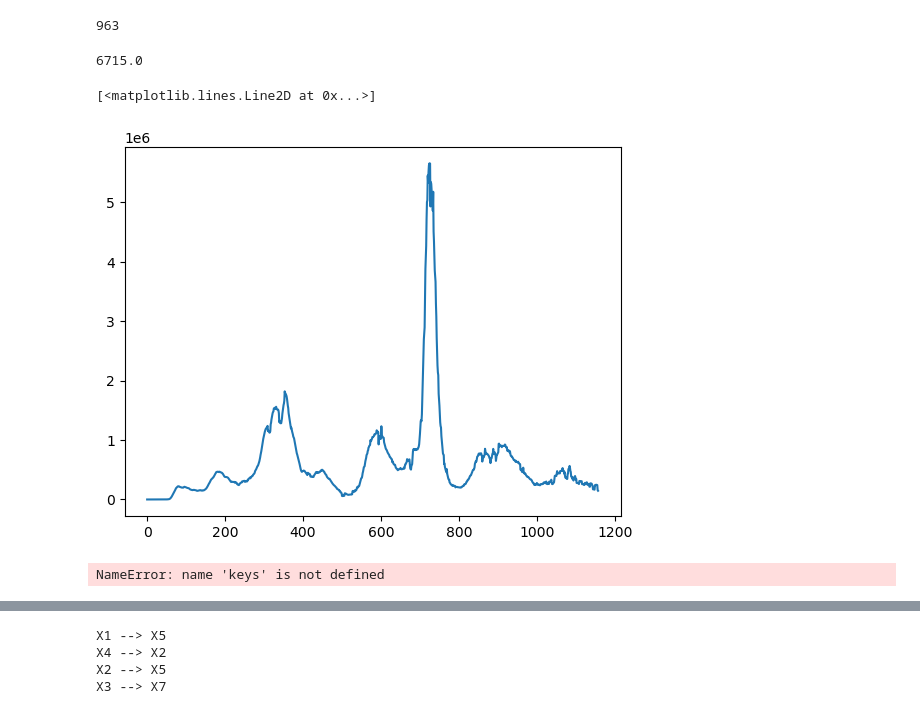
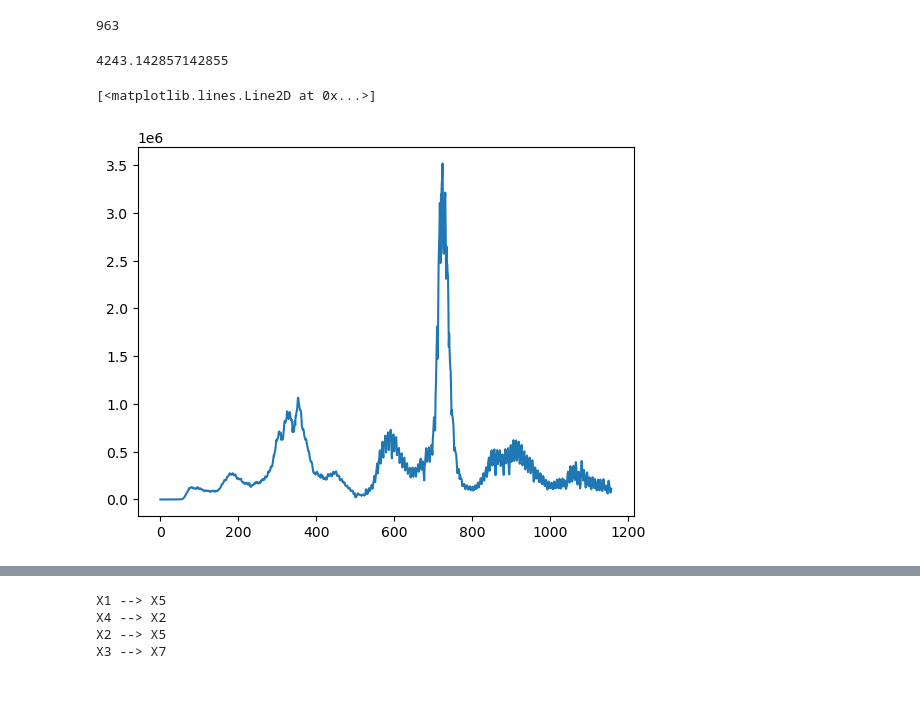
Before and after one commit to CalvinRoth/CovidEmotionsProject, a Jupyter notebook: project.ipynb, the cells around one changed output, grey strips where cells are left out. Drawn from its saved outputs; the diff is of its cells as text; code cells hidden in the pictures.

```diff
--- a/project.ipynb
+++ b/project.ipynb
@@ -27,0 +16,21 @@ covid_data = covid_data.fillna(0)
+# %%
+covid_data= pd.read_csv("data/us.csv")
+n_rows = len(covid_data)
+
+daily_case_avg = np.zeros(n_rows)
+daily_death_avg = np.zeros(n_rows)
+for i in range(n_rows):
+    case = 0
+    deaths = 0
+    if(i == 0):
+        continue
+    elif(i < 7):
+        case  = np.mean(covid_data["cases"][:i])
+        deaths = np.mean(covid_data["deaths"][:i])
+    else:
+        case  = np.mean(covid_data["cases"][i-7:i])
+        deaths = np.mean(covid_data["deaths"][i-7:i])
+    daily_case_avg[i] = case
+    daily_death_avg[i] = deaths
+covid_data["daily_death"] = covid_data["deaths"] - daily_death_avg
+covid_data["daily_case"] = covid_data["cases"] - daily_case_avg
@@ -32,13 +57,13 @@ covid_data["deaths"][130] - covid_data["deaths"][129]
 # %%
 covid_data["daily_death"][130]
 # %% [output]
-6715.0
+4243.142857142855
 # %%
-plt.plot(covid_data["daily_cases"])
+plt.plot(covid_data["daily_case"])
 #plt.plot(covid_data["deaths"])
 # %% [output]
 [<matplotlib.lines.Line2D at 0x...>]
-[figure, old version]
+[figure, new version]
 # %%
 have_ran = True
 def dateNum(date):
@@ -161,10 +187,0 @@ for i in range(n):
-# %%
-n = len(keys) + 2
-Pxys = np.zeros((n,n,129), dtype=np.complex64)
-Pxy_max = np.zeros((n,n), dtype=np.complex64)
-for i in range(n):
-    for j in range(n):
-        f, cxy = csd(emote_dis[i,:],data[j,:])
-        Pxys[i,j,:] = cxy
-# %% [output]
-NameError: name 'keys' is not defined
```
Also changed, not shown: parts of 30 cells of this notebook, 8 other files.
